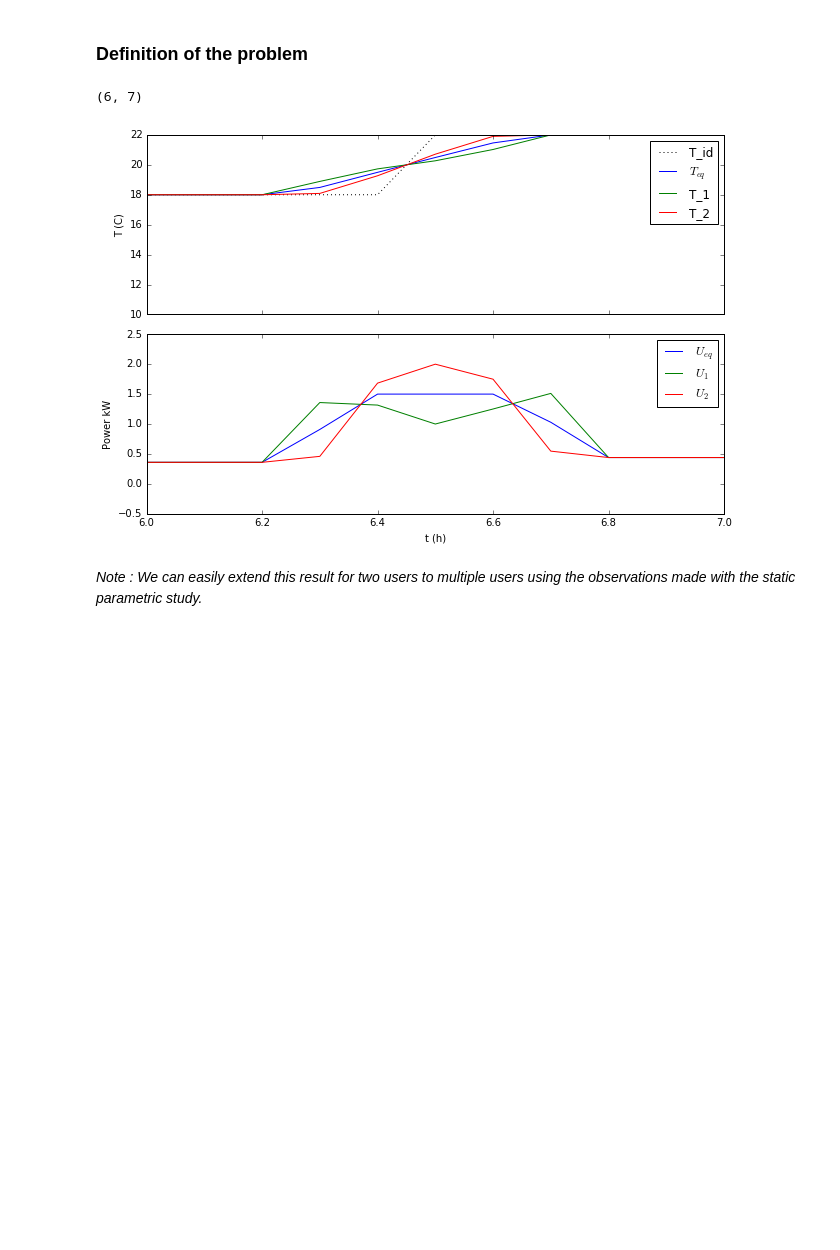
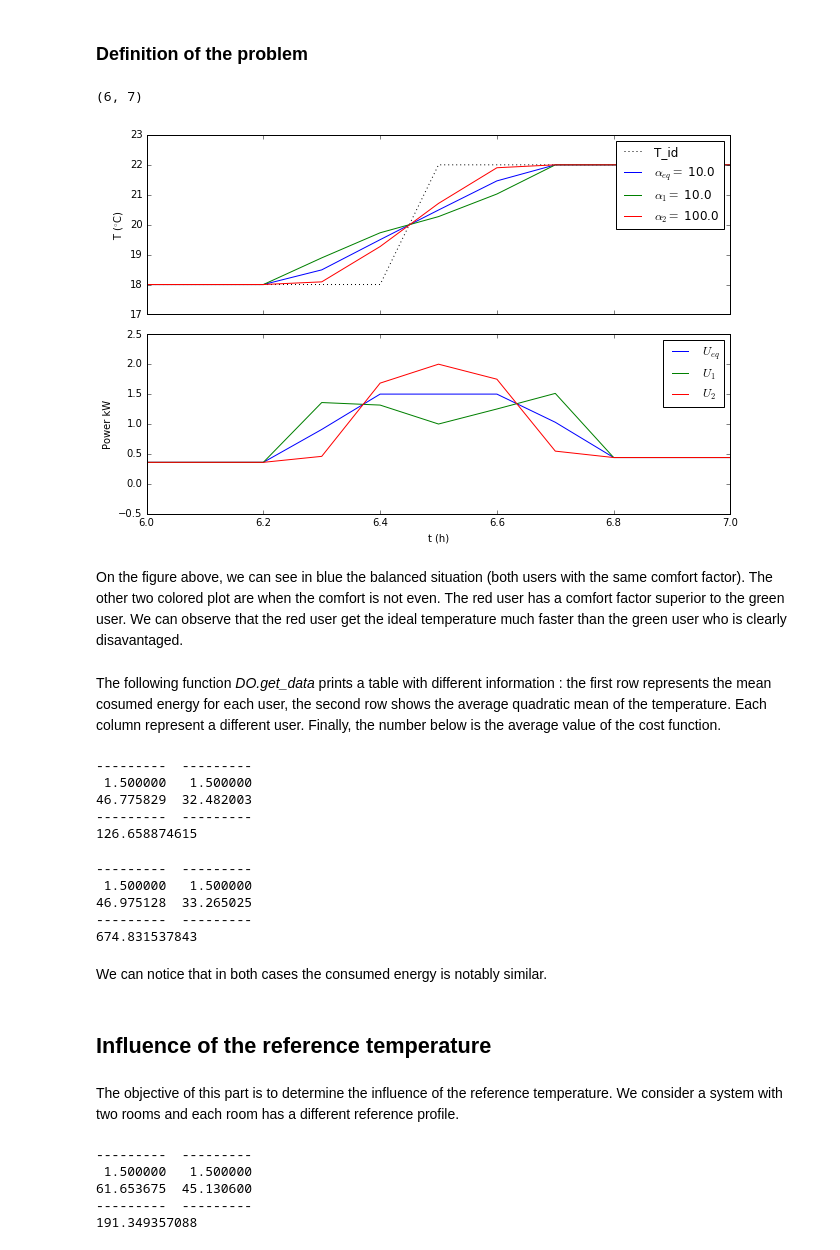
Before and after one commit to pierre-haessig/DMPC-security, a Jupyter notebook: Dynamic_cheating_DMPC.ipynb, the cells around one changed output. Cells and saved outputs as stored; diff of their text form; code cells hidden in the pictures; blank space fills up the shorter version.

Commit message:
Creation d un fichier de fonctions que le notebook appelle.  FIn de l etude parametrique sur la triche via le comfort et la consigne.  Debut de l etude sur un utilisateur rigide.

```diff
--- a/Dynamic_cheating_DMPC.ipynb
+++ b/Dynamic_cheating_DMPC.ipynb
@@ -77,10 +80,9 @@ pb_1 = dict(m=m, dt=dt, Umax=Umax, u_m=u_m, Text=Text, Text_sim=Text_sim, T_mod=
 pb_2 = dict(m=m, dt=dt, Umax=Umax, u_m=u_m, Text=Text, Text_sim=Text_sim, T_mod=T_mod, T_init=T_init, Rth=Rth, Cth=Cth,
           T_id_pred=T_id_pred, alpha=alpha_2, N=N, N_sim=N_sim)
 # %%
-T_1, U_1 = DO.get_Opt_CL(pb_1)
-T_2, U_2= DO.get_Opt_CL(pb_2)
+T_1, U_1, cost_1, J_u_1 = DO.get_Opt_CL(pb_1)
+T_2, U_2, cost_2, J_u_2 = DO.get_Opt_CL(pb_2)
 
-T_id_pred =  T_id_pred.reshape((N_sim, 2))
 T_1 = T_1.reshape((N_sim, 2))
 T_2 = T_2.reshape((N_sim, 2))
 U_1 = U_1.reshape((N_sim, 2))
@@ -131,8 +90,33 @@ def plot_T_tot(pb, T_opt, u_sol, T_opt2, u_sol2):
 # %%
-plot_T_tot(pb_1, T_1, U_1, T_2, U_2)
+FCT.plot_T_tot(pb_1, pb_2, T_1, U_1, T_2, U_2)
 plt.xlim(6,7)
 # %% [output]
 (6, 7)
-[figure, old version]
+[figure, new version]
-# %% [markdown]
-*Note : We can easily extend this result for two users to multiple users using the observations made with the static parametric study.*
+# %% [markdown]
+On the figure above, we can see in blue the balanced situation (both users with the same comfort factor). The other two colored plot are when the comfort is not even. The red user has a comfort factor superior to the green user. We can observe that the red user get the ideal temperature much faster than the green user who is clearly disavantaged.
+# %% [markdown]
+The following function *DO.get_data* prints a table with different information : the first row represents the mean cosumed energy for each user, the second row shows the average quadratic mean of the temperature. Each column represent a different user.
+Finally, the number below is the average value of the cost function.
+# %%
+DO.get_data(pb_1, J_u_1, U_1, T_1)
+# %% [output]
+---------  ---------
+ 1.500000   1.500000
+46.775829  32.482003
+---------  ---------
+126.658874615
+# %%
+DO.get_data(pb_2, J_u_2, U_2, T_2)
+# %% [output]
+---------  ---------
+ 1.500000   1.500000
+46.975128  33.265025
+---------  ---------
+674.831537843
+# %% [markdown]
+We can notice that in both cases the consumed energy is notably similar.
+# %% [markdown]
+## Influence of the reference temperature
+# %% [markdown]
+The objective of this part is to determine the influence of the reference temperature. We consider a system with two rooms and each room has a different reference profile.
@@ -138,0 +175,13 @@ plt.xlim(6,7)
+# %%
+T_0, U_0, cost_0, J_u_0 = DO.get_Opt_CL(pb)
+T_id_pred =  T_id_pred.reshape((N_sim, 2))
+T_0 = T_0.reshape((N_sim, 2))
+U_0 = U_0.reshape((N_sim, 2))
+
+DO.get_data(pb, J_u_0, U_0, T_0)
+# %% [output]
+---------  ---------
+ 1.500000   1.500000
+61.653675  45.130600
+---------  ---------
+191.349357088
```
Also changed, not shown: parts of 9 cells of this notebook, 4 other files.
